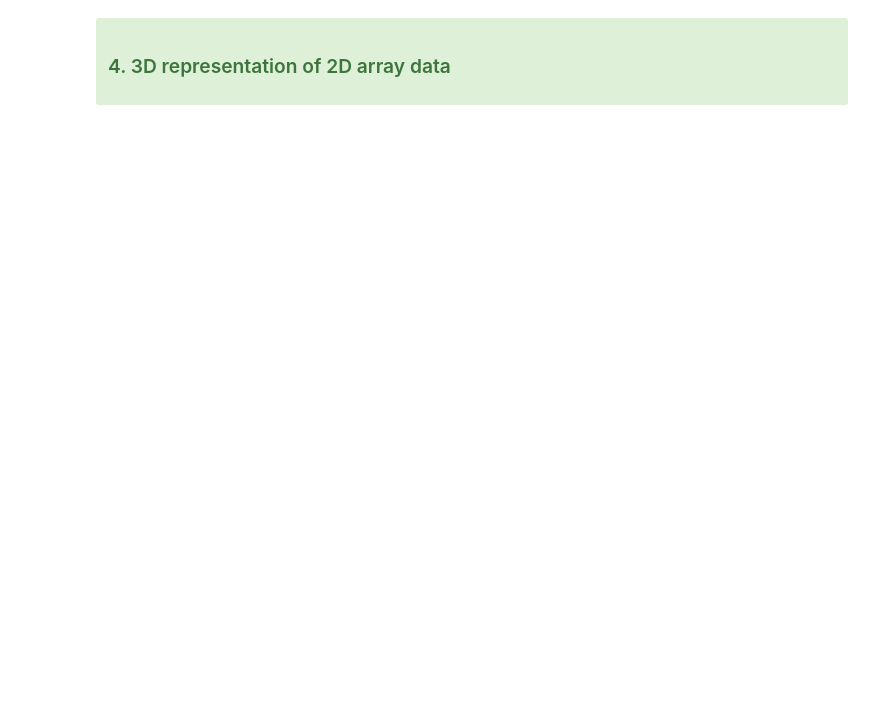
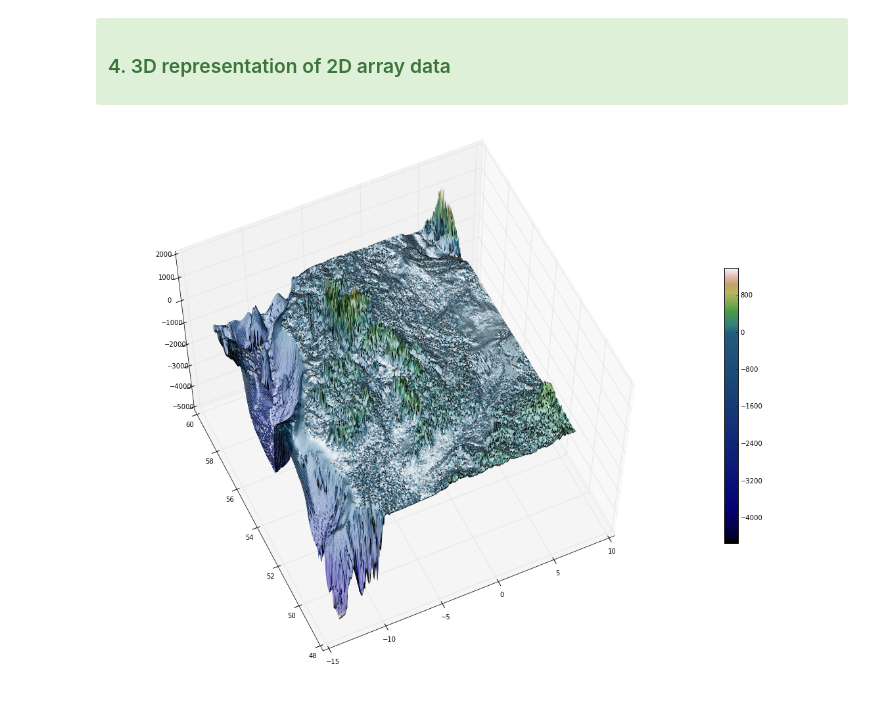
Before and after one commit to widdowquinn/Teaching-Data-Visualisation, a Jupyter notebook: exercises/colour_choices/netcdf_imaging_arrays.ipynb, the cells around one changed output. Saved outputs shown, nothing was run; the diff lists cells and outputs as text; code cells hidden in the pictures; blank space fills up the shorter version.

```diff
--- a/exercises/colour_choices/netcdf_imaging_arrays.ipynb
+++ b/exercises/colour_choices/netcdf_imaging_arrays.ipynb
@@ -528,28 +536,31 @@ x, y = meshgrid(x, y)
 # %%
 fig = figure(figsize=(20, 15))
 
 ax = fig.add_subplot(111, projection='3d')
 ax.view_init(60, 245)
 
-#cmap = cm.gist_earth
-cmap = cm.ocean
+cmap = cm.gist_earth
+#cmap = cm.terrain
+#cmap = cm.ocean
 
 #norm = mpl.colors.Normalize(vmin=-5, vmax=5)
-#norm = GISTEarthNormalize(vmin=z.min(), vmax=z.max(), sealevel=0)
+norm = GIST_EarthNormalize(vmin=z.min(), vmax=z.max(), sealevel=0)
 #norm = TerrainNormalize(vmin=z.min(), vmax=z.max(), sealevel=0)
-norm = OceanNormalize(vmin=z.min(), vmax=z.max(), sealevel=0)
+#norm = OceanNormalize(vmin=z.min(), vmax=z.max(), sealevel=0)
 
 ls = mpl.colors.LightSource(azdeg=315, altdeg=45)
 rgb = ls.shade(z, cmap=cmap, norm=norm)
 
 surf = ax.plot_surface(x, y, z,
                        rstride=5, cstride=5,
                        #facecolors=cmap(z),
                        facecolors=rgb,
                        linewidth=0,
                        shade=True, antialiased=True,
                        norm=norm)
 #colorbar(surf, shrink=0.5, norm=norm)
 m = cm.ScalarMappable(cmap=cmap, norm=norm)
 m.set_array(z)
 colorbar(m, shrink=0.5);
+# %% [output]
+[figure, added]
```
Also changed, not shown: parts of 4 cells of this notebook, 1 other file.
